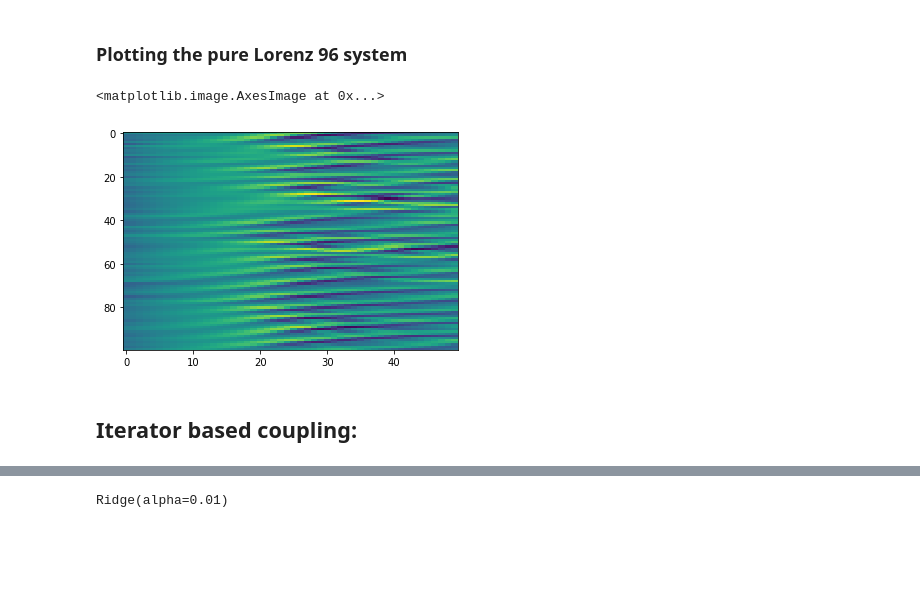
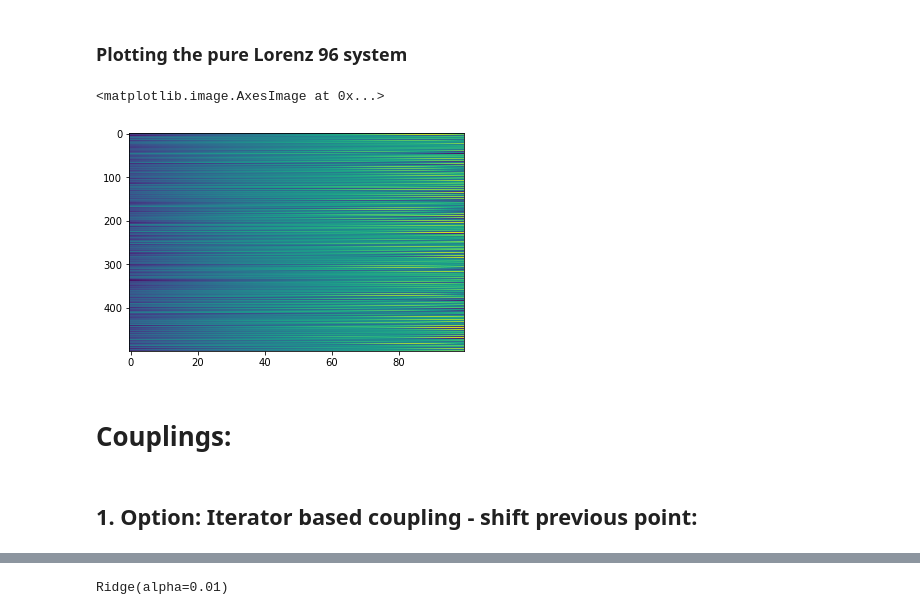
Before and after one commit to DuncDennis/rescomp, a Jupyter notebook: bin/lyapunov_exponents_testing/chaotic_system_as_reservoir.ipynb, the cells around one changed output, grey strips where cells are left out. Cells and saved outputs as stored; diff of their text form; code cells hidden in the pictures; blank space fills up the shorter version.

```diff
--- a/bin/lyapunov_exponents_testing/chaotic_system_as_reservoir.ipynb
+++ b/bin/lyapunov_exponents_testing/chaotic_system_as_reservoir.ipynb
@@ -27,12 +74,13 @@ def f_L(x):
 # %%
 # test lorenz iterator:
 time_steps = 10000
+
 results = np.zeros((time_steps, 3))
-results[0, :] = np.array([0, 1, 0])
+results[0, :] = starting_point_L
 for i in range(1, time_steps):
     x_last = results[i - 1, :]
     results[i, :] = f_L(x_last)
 
-plt.plot(results[:, 0], results[:, 1], linewidth=0.1)
+plt.plot(results[:, 0], results[:, 2], linewidth=0.1)
 # %% [output]
 [<matplotlib.lines.Line2D at 0x...>]
@@ -41,30 +89,31 @@ plt.plot(results[:, 0], results[:, 1], linewidth=0.1)
 # Lorenz 96 Iterator:
 # %% [markdown]
 ### Plotting the pure Lorenz 96 system
+# %%
+# Lorenz 96 parameters:
+dt_L96 = 0.01
+dims = 500
+np.random.seed(1)
+starting_point_L96 = np.random.randn(dims)
 # %%
-lorenz_96 = rescomp.simulations._lorenz_96
+# Lorenz96 iterator:
+
+_lorenz_96 = rescomp.simulations._lorenz_96
 iterator = rescomp.simulations._runge_kutta
-
-dt = 0.05
+f_L96 = lambda x: iterator(_lorenz_96, dt_L96, x)
-# %%
-# No coupling between Lorenz input and Lorenz96:
-f_L96 = lambda x: iterator(lorenz_96, dt, x)
 # %%
-dims = 100
+time_steps_L96 = 100
+results_L96 = np.zeros((time_steps_L96, dims))
 
-time_steps = 50
-results_L96 = np.zeros((time_steps, dims))
-
-# default starting points:
-np.random.seed(1)
-starting_point = np.random.randn(dims)
-results_L96[0, :] = starting_point
-for i in range(1, time_steps):
+results_L96[0, :] = starting_point_L96
+for i in range(1, time_steps_L96):
     x_last = results_L96[i - 1, :]
     results_L96[i, :] = f_L96(x_last)
 
 plt.imshow(results_L96.T, aspect="auto")
 # plt.xlim(0, 100)
 # %% [output]
 <matplotlib.image.AxesImage at 0x...>
-[figure, old version]
+[figure, new version]
+# %% [markdown]
+# Couplings:
@@ -71,3 +153,3 @@ plt.imshow(results_L96.T, aspect="auto")
 # %% [markdown]
-## Iterator based coupling:
+## 1. Option: Iterator based coupling - shift previous point:
 # %%
```
Also changed, not shown: parts of 24 cells of this notebook, 1 other file.
